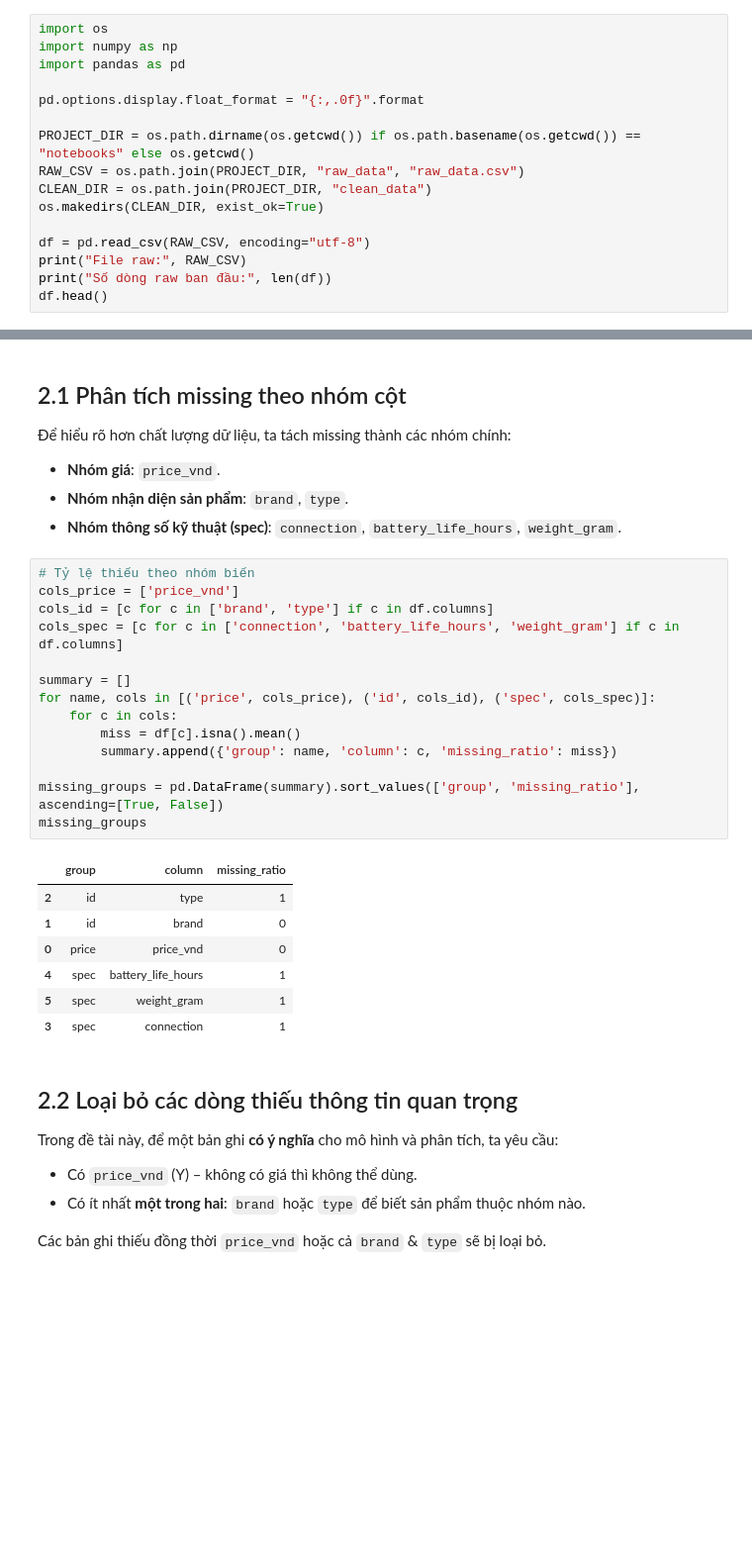
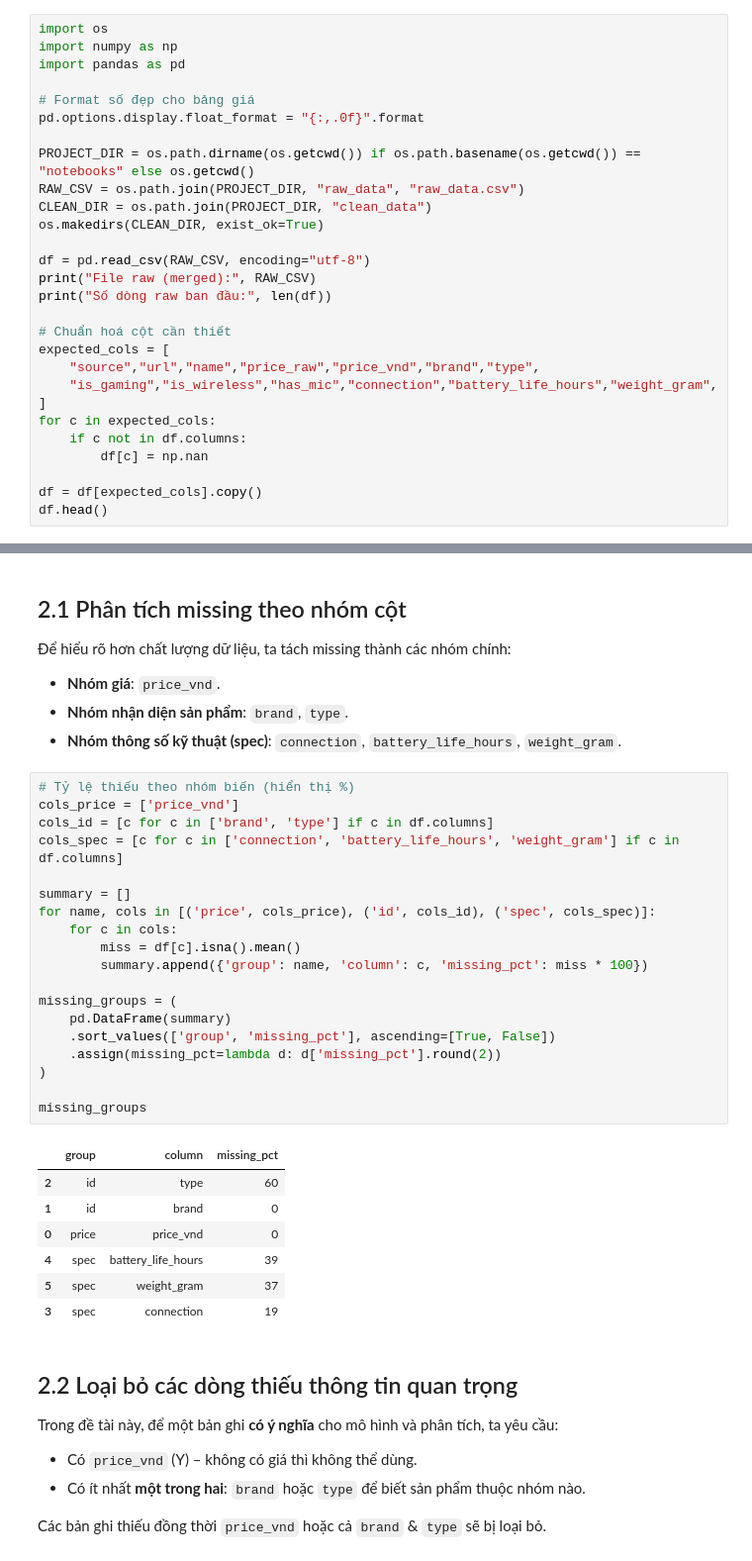
Before and after one commit to vcongggggg/KHDL, a Jupyter notebook: de_tai_2_headphone/notebooks/02-cleaning_data.ipynb, the cells around one changed output, grey strips where cells are left out. Shown at 99% size. Cells and saved outputs as stored; diff of their text form; blank space fills up the shorter version.

```diff
--- a/de_tai_2_headphone/notebooks/02-cleaning_data.ipynb
+++ b/de_tai_2_headphone/notebooks/02-cleaning_data.ipynb
@@ -14,6 +41,7 @@ import os
 import numpy as np
 import pandas as pd
 
+# Format số đẹp cho bảng giá
 pd.options.display.float_format = "{:,.0f}".format
 
 PROJECT_DIR = os.path.dirname(os.getcwd()) if os.path.basename(os.getcwd()) == "notebooks" else os.getcwd()
@@ -22,7 +50,18 @@ CLEAN_DIR = os.path.join(PROJECT_DIR, "clean_data")
 os.makedirs(CLEAN_DIR, exist_ok=True)
 
 df = pd.read_csv(RAW_CSV, encoding="utf-8")
-print("File raw:", RAW_CSV)
+print("File raw (merged):", RAW_CSV)
 print("Số dòng raw ban đầu:", len(df))
+
+# Chuẩn hoá cột cần thiết
+expected_cols = [
+    "source","url","name","price_raw","price_vnd","brand","type",
+    "is_gaming","is_wireless","has_mic","connection","battery_life_hours","weight_gram",
+]
+for c in expected_cols:
+    if c not in df.columns:
+        df[c] = np.nan
+
+df = df[expected_cols].copy()
 df.head()
 # %% [output]
@@ -85,27 +323,32 @@ dtype: float64
 - **Nhóm nhận diện sản phẩm**: `brand`, `type`.
 - **Nhóm thông số kỹ thuật (spec)**: `connection`, `battery_life_hours`, `weight_gram`.
 # %%
-# Tỷ lệ thiếu theo nhóm biến
+# Tỷ lệ thiếu theo nhóm biến (hiển thị %)
 cols_price = ['price_vnd']
 cols_id = [c for c in ['brand', 'type'] if c in df.columns]
 cols_spec = [c for c in ['connection', 'battery_life_hours', 'weight_gram'] if c in df.columns]
 
 summary = []
 for name, cols in [('price', cols_price), ('id', cols_id), ('spec', cols_spec)]:
     for c in cols:
         miss = df[c].isna().mean()
-        summary.append({'group': name, 'column': c, 'missing_ratio': miss})
+        summary.append({'group': name, 'column': c, 'missing_pct': miss * 100})
 
-missing_groups = pd.DataFrame(summary).sort_values(['group', 'missing_ratio'], ascending=[True, False])
+missing_groups = (
+    pd.DataFrame(summary)
+    .sort_values(['group', 'missing_pct'], ascending=[True, False])
+    .assign(missing_pct=lambda d: d['missing_pct'].round(2))
+)
+
 missing_groups
 # %% [output]
-|  | group | column | missing_ratio |
-| 2 | id | type | 1 |
+|  | group | column | missing_pct |
+| 2 | id | type | 60 |
 | 1 | id | brand | 0 |
 | 0 | price | price_vnd | 0 |
-| 4 | spec | battery_life_hours | 1 |
-| 5 | spec | weight_gram | 1 |
-| 3 | spec | connection | 1 |
+| 4 | spec | battery_life_hours | 39 |
+| 5 | spec | weight_gram | 37 |
+| 3 | spec | connection | 19 |
 # %% [markdown]
 ## 2.2 Loại bỏ các dòng thiếu thông tin quan trọng
 
```
Also changed, not shown: parts of 48 cells of this notebook, 1 other file.
